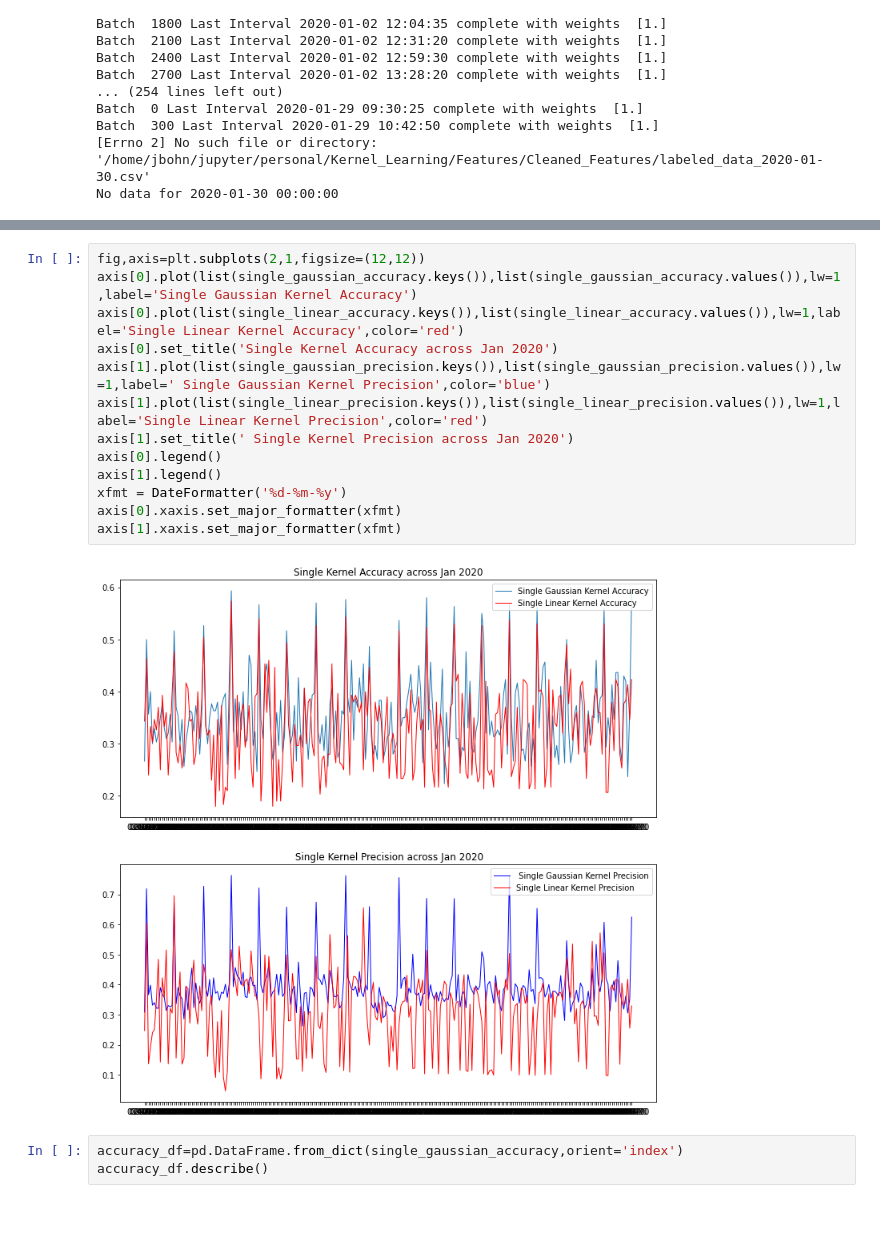
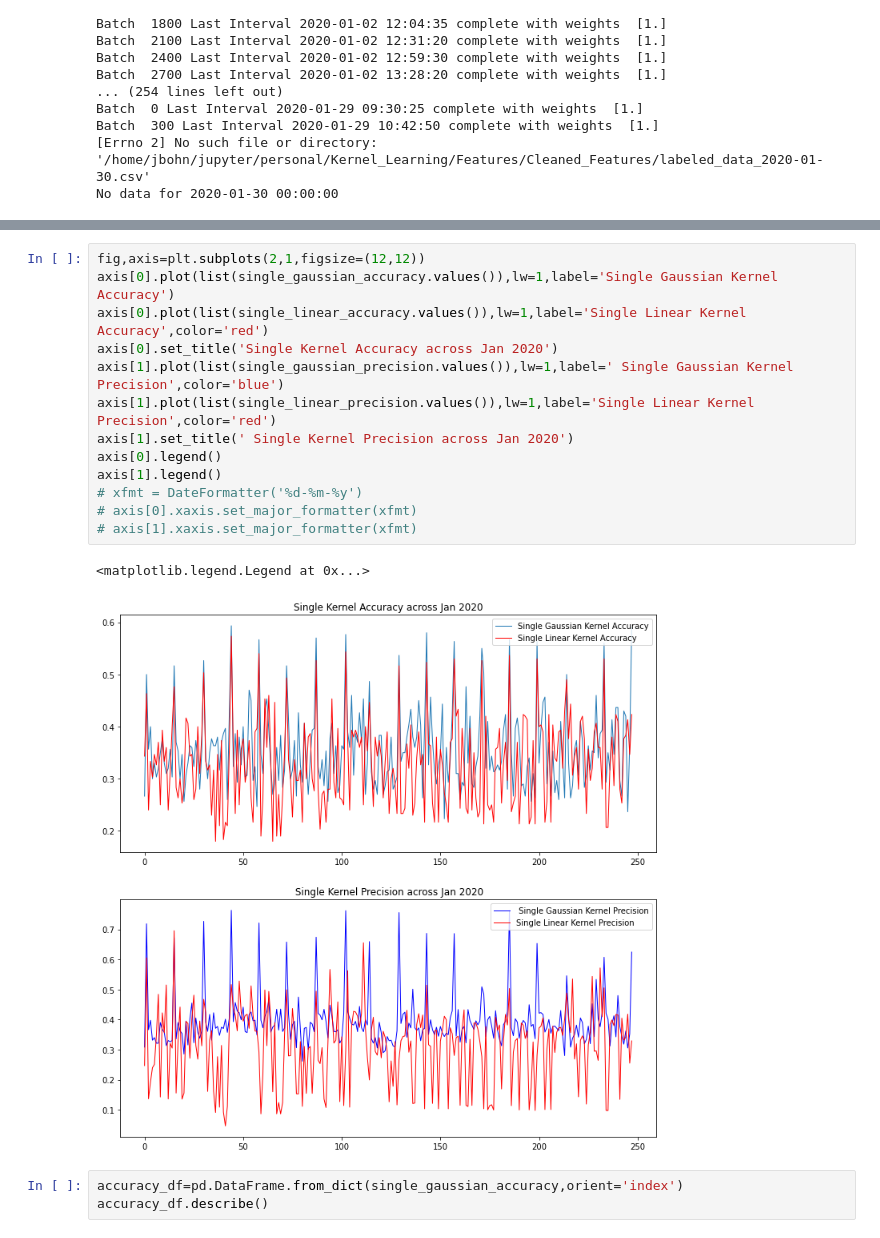
Before and after one commit to jasonbohne123/Kernel_Learning, a Jupyter notebook: LOB_Analysis/mkl_lob.ipynb, the cells around one changed output, grey strips where cells are left out. Saved outputs shown, nothing was run; the diff lists cells and outputs as text.

```diff
--- a/LOB_Analysis/mkl_lob.ipynb
+++ b/LOB_Analysis/mkl_lob.ipynb
@@ -133,18 +169,19 @@ No data for 2020-01-30 00:00:00
 # %%
 fig,axis=plt.subplots(2,1,figsize=(12,12))
-axis[0].plot(list(single_gaussian_accuracy.keys()),list(single_gaussian_accuracy.values()),lw=1,label='Single Gaussian Kernel Accuracy')
-axis[0].plot(list(single_linear_accuracy.keys()),list(single_linear_accuracy.values()),lw=1,label='Single Linear Kernel Accuracy',color='red')
+axis[0].plot(list(single_gaussian_accuracy.values()),lw=1,label='Single Gaussian Kernel Accuracy')
+axis[0].plot(list(single_linear_accuracy.values()),lw=1,label='Single Linear Kernel Accuracy',color='red')
 axis[0].set_title('Single Kernel Accuracy across Jan 2020')
-axis[1].plot(list(single_gaussian_precision.keys()),list(single_gaussian_precision.values()),lw=1,label=' Single Gaussian Kernel Precision',color='blue')
-axis[1].plot(list(single_linear_precision.keys()),list(single_linear_precision.values()),lw=1,label='Single Linear Kernel Precision',color='red')
+axis[1].plot(list(single_gaussian_precision.values()),lw=1,label=' Single Gaussian Kernel Precision',color='blue')
+axis[1].plot(list(single_linear_precision.values()),lw=1,label='Single Linear Kernel Precision',color='red')
 axis[1].set_title(' Single Kernel Precision across Jan 2020')
 axis[0].legend()
 axis[1].legend()
-xfmt = DateFormatter('%d-%m-%y')
-axis[0].xaxis.set_major_formatter(xfmt)
-axis[1].xaxis.set_major_formatter(xfmt)
+# xfmt = DateFormatter('%d-%m-%y')
+# axis[0].xaxis.set_major_formatter(xfmt)
+# axis[1].xaxis.set_major_formatter(xfmt)
 # %% [output]
+<matplotlib.legend.Legend at 0x...>
-[figure, old version]
+[figure, new version]
 # %%
 accuracy_df=pd.DataFrame.from_dict(single_gaussian_accuracy,orient='index')
 accuracy_df.describe()
```
Also changed, not shown: parts of 12 cells of this notebook.
